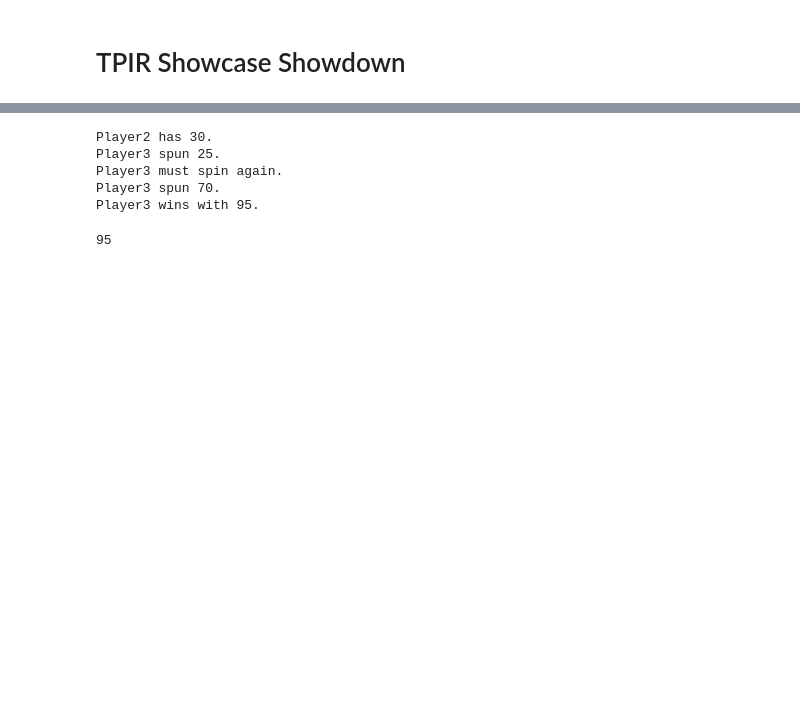
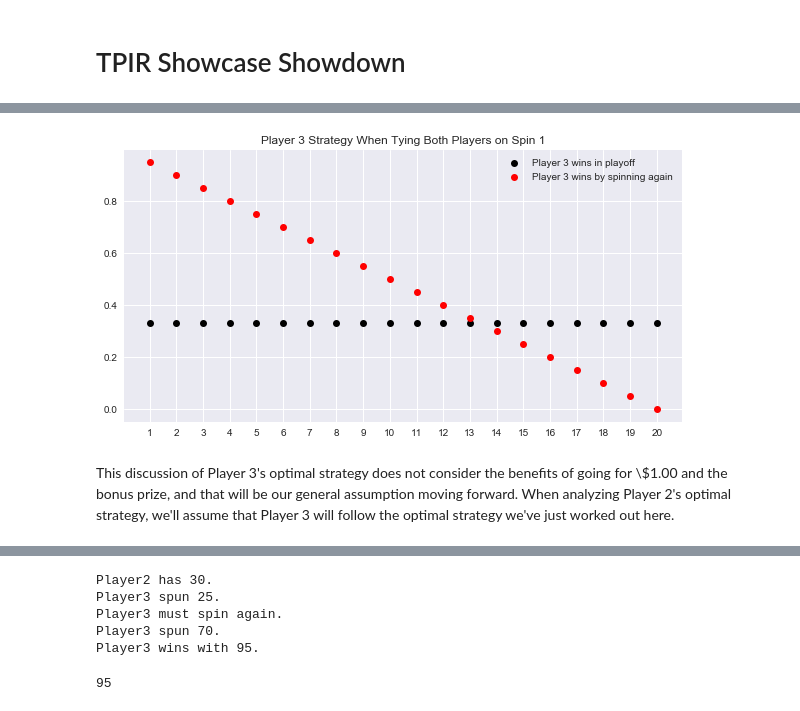
Before and after one commit to gadamico/game_show_stats, a Jupyter notebook: tpir_showcase_showdown.ipynb, the cells around one changed output, grey strips where cells are left out. Drawn from its saved outputs; the diff is of its cells as text; code cells hidden in the pictures; blank space fills up the shorter version.

```diff
--- a/tpir_showcase_showdown.ipynb
+++ b/tpir_showcase_showdown.ipynb
@@ -20,0 +84,18 @@ def first_player():
+# %%
+plt.style.use('seaborn')
+fig, ax = plt.subplots(figsize=(10, 5))
+
+xs = np.arange(1, 21)
+
+playoff_win = [1/3] * 20
+spin_again_win = [(20 - x) / 20 for x in xs]
+
+ax.plot(xs, playoff_win, 'ko', label='Player 3 wins in playoff')
+ax.plot(xs, spin_again_win, 'ro', label='Player 3 wins by spinning again')
+ax.set_xticks(xs)
+ax.set_title('Player 3 Strategy When Tying Both Players on Spin 1')
+plt.legend();
+# %% [output]
+[figure, added]
+# %% [markdown]
+This discussion of Player 3's optimal strategy does not consider the benefits of going for \\$1.00 and the bonus prize, and that will be our general assumption moving forward. When analyzing Player 2's optimal strategy, we'll assume that Player 3 will follow the optimal strategy we've just worked out here.
```
Also changed, not shown: parts of 51 cells of this notebook, 1 other file.
